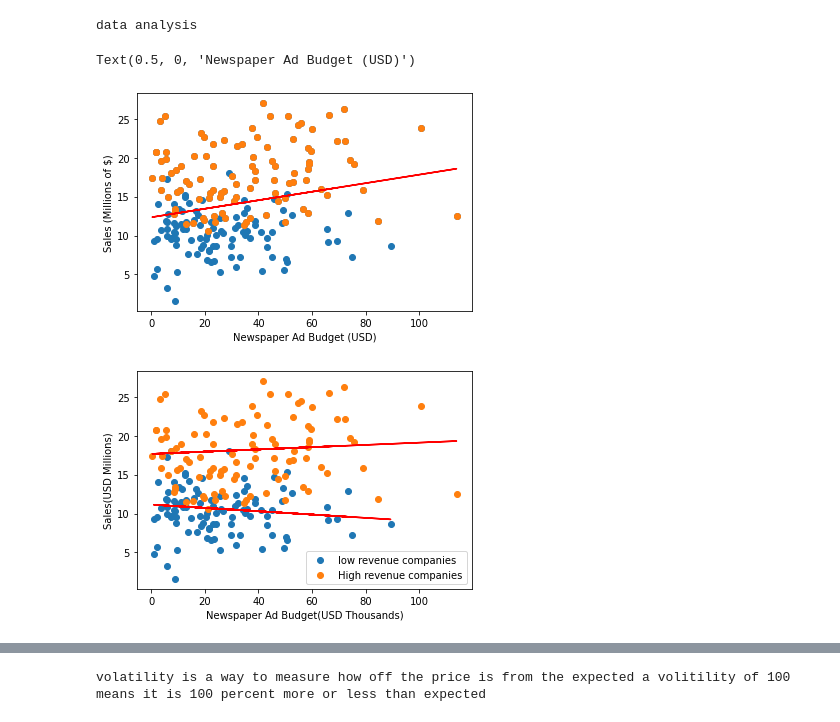
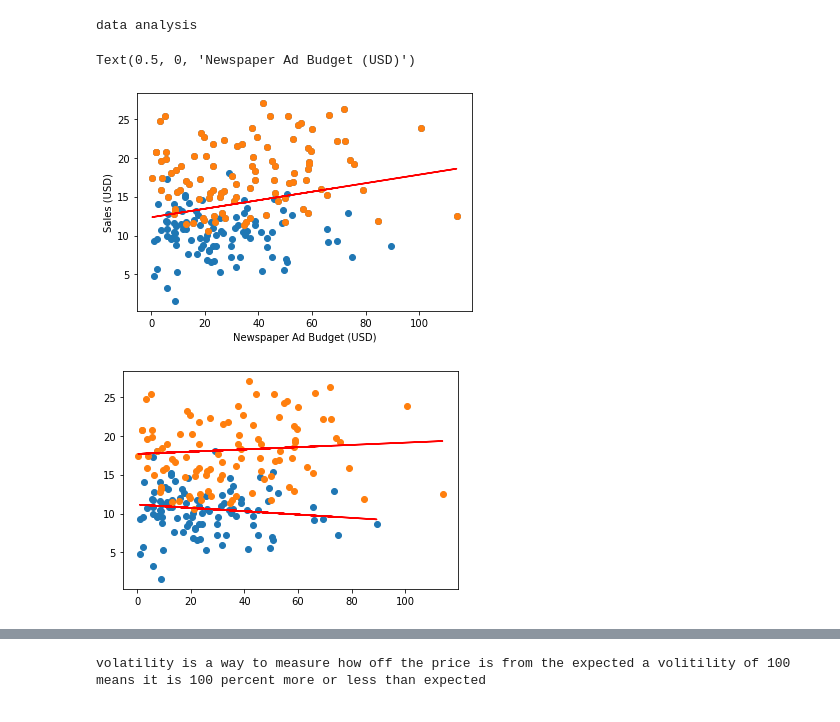
Before and after one commit to bjornss/social-science, a Jupyter notebook: project code1.ipynb, the cells around one changed output, grey strips where cells are left out. Drawn from its saved outputs; the diff is of its cells as text; code cells hidden in the pictures.

Commit message:
commit 2 work on plotting data found in c learning

```diff
--- a/project code1.ipynb
+++ b/project code1.ipynb
@@ -95,42 +95,39 @@ p = np.poly1d(z)
 plt.plot(x,p(x),"r-")
 plt.scatter(newsBud,sales)
 plt.scatter(newsBud[newsBud+TVbud+radBud >= np.sort(newsBud+TVbud+radBud)[100]],sales[newsBud+TVbud+radBud >= np.sort(newsBud+TVbud+radBud)[100]])
-plt.ylabel('Sales (USD Millions)')
-plt.xlabel('Newspaper Ad Budget (USD Thousands)')
+plt.ylabel('Sales (USD)')
+plt.xlabel('Newspaper Ad Budget (USD)')
 # %% [output]
 Text(0.5, 0, 'Newspaper Ad Budget (USD)')
-[figure, old version]
+[figure, new version]
 # %%
 highpp = newsBud+TVbud+radBud >= np.sort(newsBud+TVbud+radBud)[100]
 lowpp =newsBud+TVbud+radBud <= np.sort(newsBud+TVbud+radBud)[100]
 # %%
-plt.scatter(newsBud[lowpp],sales[lowpp], label = "low revenue companies")
+plt.scatter(newsBud[lowpp],sales[lowpp])
 xr = newsBud[lowpp]
 yr = sales[lowpp]
 x = np.concatenate((xr[0:50],xr[100:]))
 y = np.concatenate((yr[0:50],yr[100:]))
 
 z = np.polyfit(x, y, 1)
 p = np.poly1d(z)
 plt.plot(x,p(x),"r-")
 newsmin = p[1]
 newsim = p[0]
-plt.scatter(newsBud[highpp],sales[highpp], label = "High revenue companies")
+plt.scatter(newsBud[highpp],sales[highpp])
 xr = newsBud[highpp]
 yr = sales[highpp]
 x = np.concatenate((xr[0:50],xr[100:]))
 y = np.concatenate((yr[0:50],yr[100:]))
-plt.xlabel("Newspaper Ad Budget(USD Thousands)")
-plt.ylabel("Sales(USD Millions)")
-plt.legend()
 
 z = np.polyfit(x, y, 1)
 p = np.poly1d(z)
 plt.plot(x,p(x),"r-")
 newsmax = p[1]
 newsi = p[0]
 # %% [output]
-[figure, old version]
+[figure, new version]
 # %%
 plt.plot(x,p(x))
 y = p[0]+p[1]*xx
```
Also changed, not shown: parts of 7 cells of this notebook.
